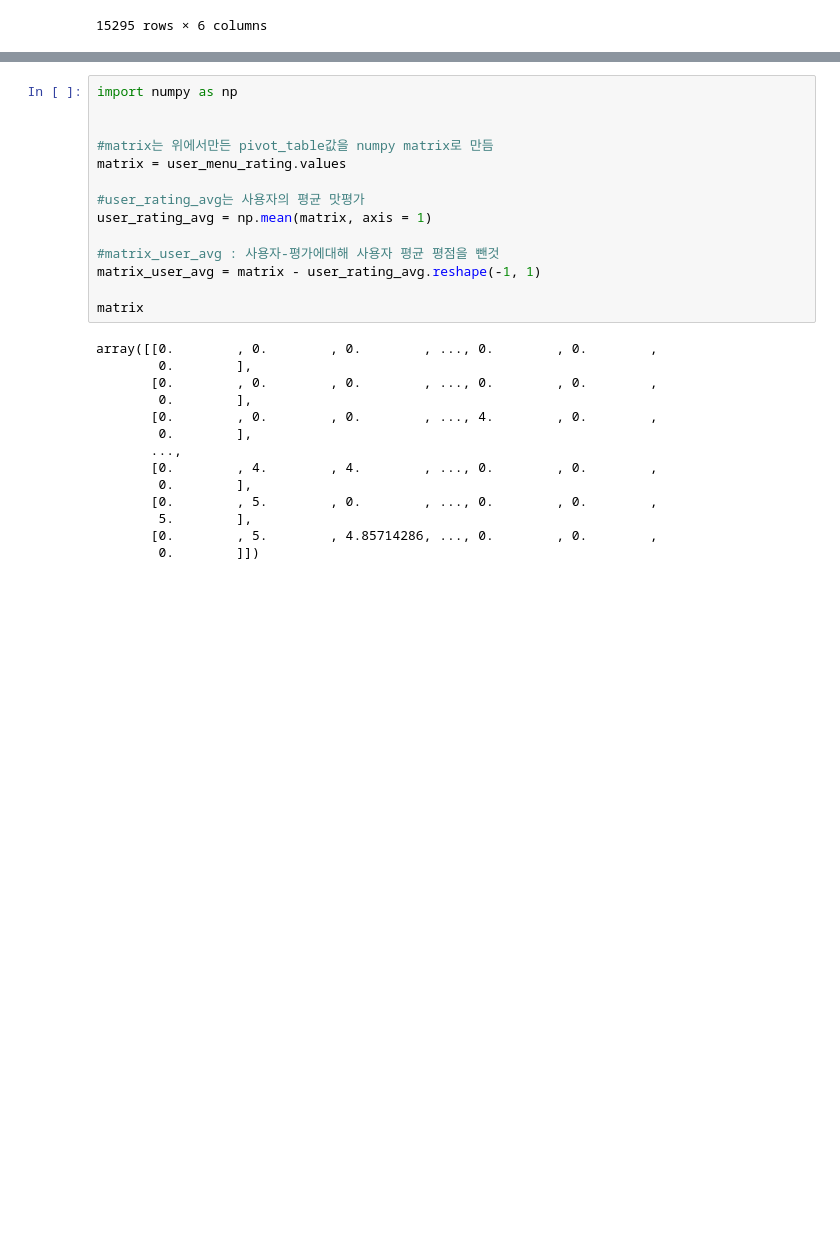
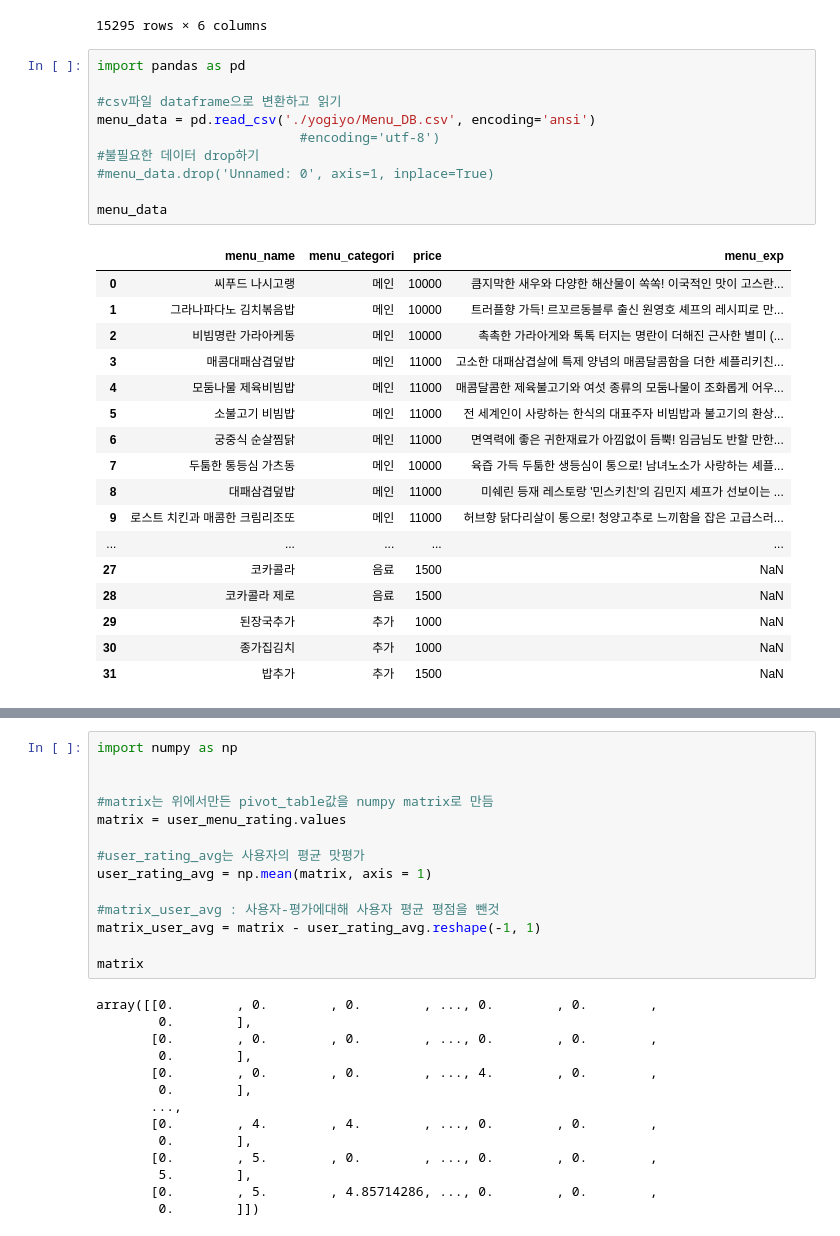
Before and after one commit to lee-dk/Final_Project, a Jupyter notebook: yogiyo/yogiyo.ipynb, the cells around one changed output, grey strips where cells are left out. Saved outputs shown, nothing was run; the diff lists cells and outputs as text; blank space fills up the shorter version.

```diff
--- a/yogiyo/yogiyo.ipynb
+++ b/yogiyo/yogiyo.ipynb
@@ -225,3 +225,31 @@ review_data_2#.head(5)
 | 15293 | b9 | 2017년 11월 02일 | 5 | 일하면서 먹어서 사진을 이쁘게 찍진 못했네요 ㅜㅜ. 일단 맛... | 1 | 순살 새우치킨 콤보 (양념) |
 | 15294 | b9 | 2017년 11월 02일 | 5 | 일하면서 먹어서 사진을 이쁘게 찍진 못했네요 ㅜㅜ. 일단 맛... | 1 | 코카콜라 |
 15295 rows × 6 columns
+# %%
+import pandas as pd
+
+#csv파일 dataframe으로 변환하고 읽기
+menu_data = pd.read_csv('./yogiyo/Menu_DB.csv', encoding='ansi')
+                          #encoding='utf-8')
+#불필요한 데이터 drop하기
+#menu_data.drop('Unnamed: 0', axis=1, inplace=True)
+
+menu_data
+# %% [output]
+|  | menu_name | menu_categori | price | menu_exp |
+| 0 | 씨푸드 나시고랭 | 메인 | 10000 | 큼지막한 새우와 다양한 해산물이 쏙쏙! 이국적인 맛이 고스란... |
+| 1 | 그라나파다노 김치볶음밥 | 메인 | 10000 | 트러플향 가득! 르꼬르동블루 출신 원영호 셰프의 레시피로 만... |
+| 2 | 비빔명란 가라아케동 | 메인 | 10000 | 촉촉한 가라아게와 톡톡 터지는 명란이 더해진 근사한 별미 (... |
+| 3 | 매콤대패삼겹덮밥 | 메인 | 11000 | 고소한 대패삼겹살에 특제 양념의 매콤달콤함을 더한 셰플리키친... |
+| 4 | 모둠나물 제육비빔밥 | 메인 | 11000 | 매콤달콤한 제육불고기와 여섯 종류의 모둠나물이 조화롭게 어우... |
+| 5 | 소불고기 비빔밥 | 메인 | 11000 | 전 세계인이 사랑하는 한식의 대표주자 비빔밥과 불고기의 환상... |
+| 6 | 궁중식 순살찜닭 | 메인 | 11000 | 면역력에 좋은 귀한재료가 아낌없이 듬뿍! 임금님도 반할 만한... |
+| 7 | 두툼한 통등심 가츠동 | 메인 | 10000 | 육즙 가득 두툼한 생등심이 통으로! 남녀노소가 사랑하는 셰플... |
+| 8 | 대패삼겹덮밥 | 메인 | 11000 | 미쉐린 등재 레스토랑 '민스키친'의 김민지 셰프가 선보이는 ... |
+| 9 | 로스트 치킨과 매콤한 크림리조또 | 메인 | 11000 | 허브향 닭다리살이 통으로! 청양고추로 느끼함을 잡은 고급스러... |
+| ... | ... | ... | ... | ... |
+| 27 | 코카콜라 | 음료 | 1500 | NaN |
+| 28 | 코카콜라 제로 | 음료 | 1500 | NaN |
+| 29 | 된장국추가 | 추가 | 1000 | NaN |
+| 30 | 종가집김치 | 추가 | 1000 | NaN |
+| 31 | 밥추가 | 추가 | 1500 | NaN |
```
Also changed, not shown: parts of 6 cells of this notebook.
